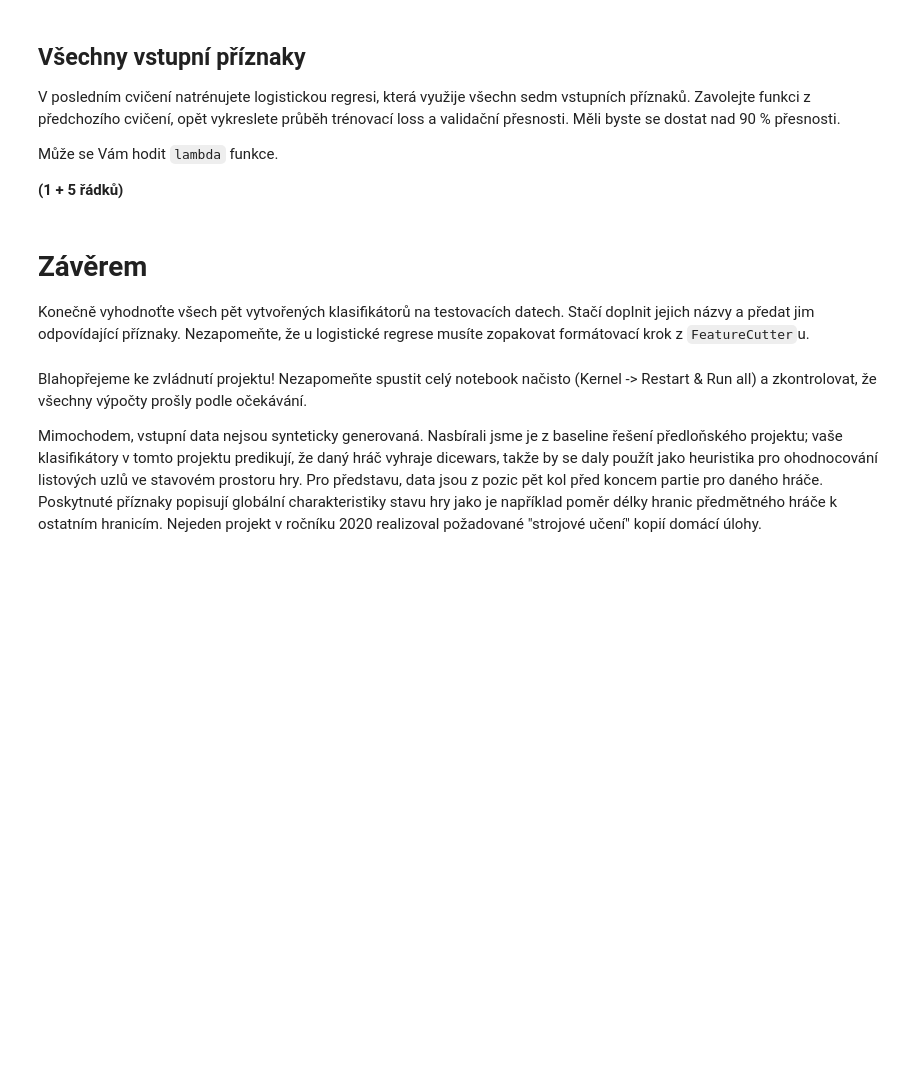
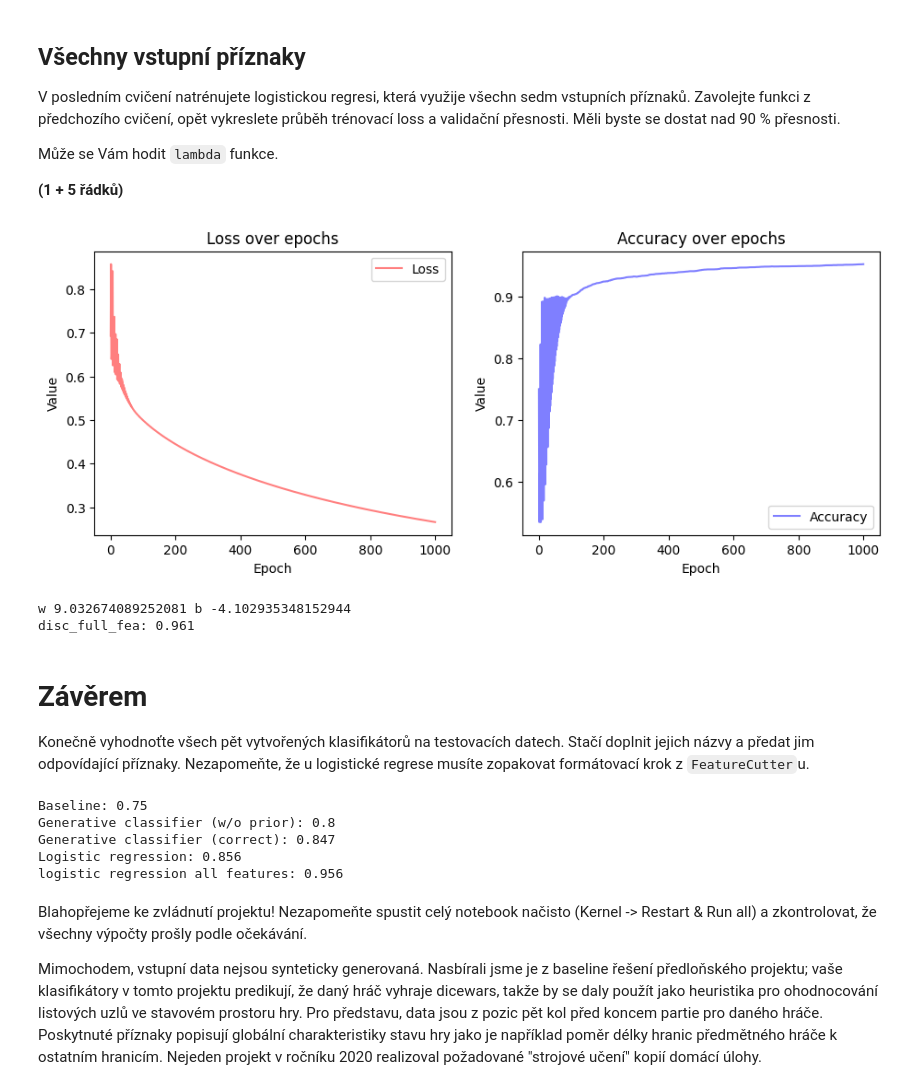
Before and after one commit to Svormen/jupyter_notebook, a Jupyter notebook: zadani.ipynb, the cells around one changed output. Drawn from its saved outputs; the diff is of its cells as text; code cells hidden in the pictures; blank space fills up the shorter version.

```diff
--- a/zadani.ipynb
+++ b/zadani.ipynb
@@ -251,10 +262,11 @@ Může se Vám hodit `np.newaxis`.
 # %%
 class FeatureCutter:
     def __init__(self, fea_id):
-        pass
+        self.fea_id = fea_id
 
     def __call__(self, x):
-        return None
+        newX = x[:, self.fea_id]
+        return newX[:, np.newaxis]
 # %% [markdown]
 Dalším krokem je implementovat funkci, která model vytvoří a natrénuje.
 Jejím výstupem bude (1) natrénovaný model, (2) průběh trénovací loss a (3) průběh validační přesnosti.
@@ -317,3 +370,28 @@ pass
+# %%
+disc_full_fea, losses, accuracies = train_logistic_regression(1000, 0.0000007, 7, lambda x: x)
+
+figure, axis = plt.subplots(1, 2, figsize=(11,4))
+
+axis[0].plot(np.linspace(0, len(losses), len(losses)), losses, color="red", alpha=0.5, label="Loss")
+axis[0].set_xlabel("Epoch")
+axis[0].set_ylabel("Value")
+axis[0].set_title("Loss over epochs")
+axis[0].legend()
+
+axis[1].plot(np.linspace(0, len(accuracies), len(accuracies)), accuracies,
+             color="blue", alpha=0.5, label="Accuracy")
+axis[1].set_xlabel("Epoch")
+axis[1].set_ylabel("Value")
+axis[1].set_title("Accuracy over epochs")
+axis[1].legend()
+plt.show()
+
+print('w', disc_fea5.w.item(), 'b', disc_fea5.b.item())
+print('disc_full_fea:', evaluate(disc_full_fea, val_dataset.xs, val_dataset.targets))
+# %% [output]
+[figure, added]
+w 9.032674089252081 b -4.102935348152944
+disc_full_fea: 0.961
 # %% [markdown]
 # Závěrem
 Konečně vyhodnoťte všech pět vytvořených klasifikátorů na testovacích datech.
@@ -325,10 +403,16 @@ xs_foi = test_dataset.xs[:, FOI]
 targets = test_dataset.targets
 
 print('Baseline:', evaluate(baseline, xs_full, targets))
-print('Generative classifier (w/o prior):', evaluate(None, None, targets))
-print('Generative classifier (correct):', evaluate(None, None, targets))
-print('Logistic regression:', evaluate(None, None, targets))
-print('logistic regression all features:', evaluate(None, None, targets))
+print('Generative classifier (w/o prior):', evaluate(classifier_flat_prior, xs_foi, targets))
+print('Generative classifier (correct):', evaluate(classifier_full_prior, xs_foi, targets))
+print('Logistic regression:', evaluate(disc_fea5, xs_foi[:, np.newaxis], targets))
+print('logistic regression all features:', evaluate(disc_full_fea, xs_full, targets))
+# %% [output]
+Baseline: 0.75
+Generative classifier (w/o prior): 0.8
+Generative classifier (correct): 0.847
+Logistic regression: 0.856
+logistic regression all features: 0.956
 # %% [markdown]
 Blahopřejeme ke zvládnutí projektu! Nezapomeňte spustit celý notebook načisto (Kernel -> Restart & Run all) a zkontrolovat, že všechny výpočty prošly podle očekávání.
 
```
Also changed, not shown: parts of 10 cells of this notebook.
